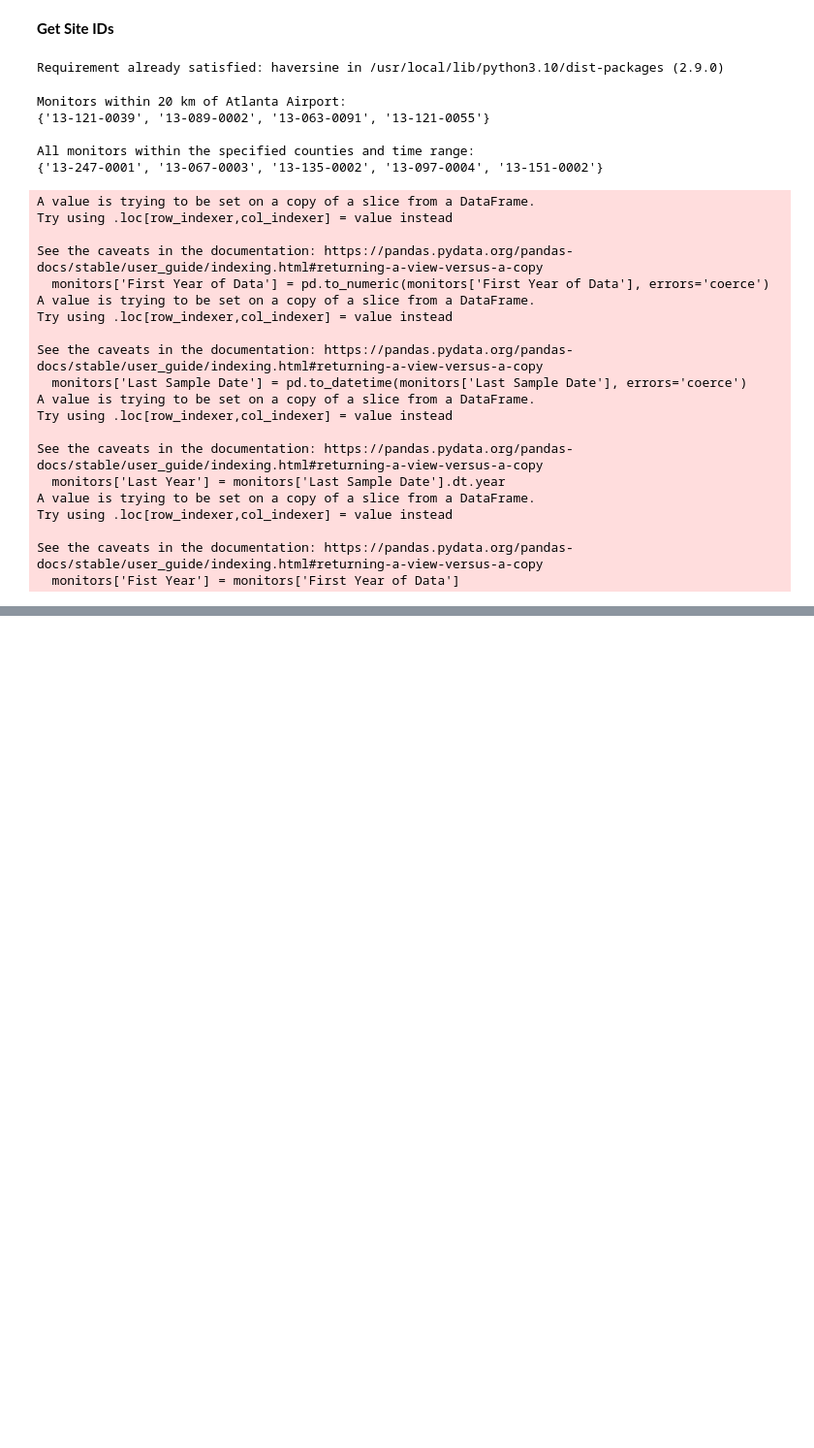
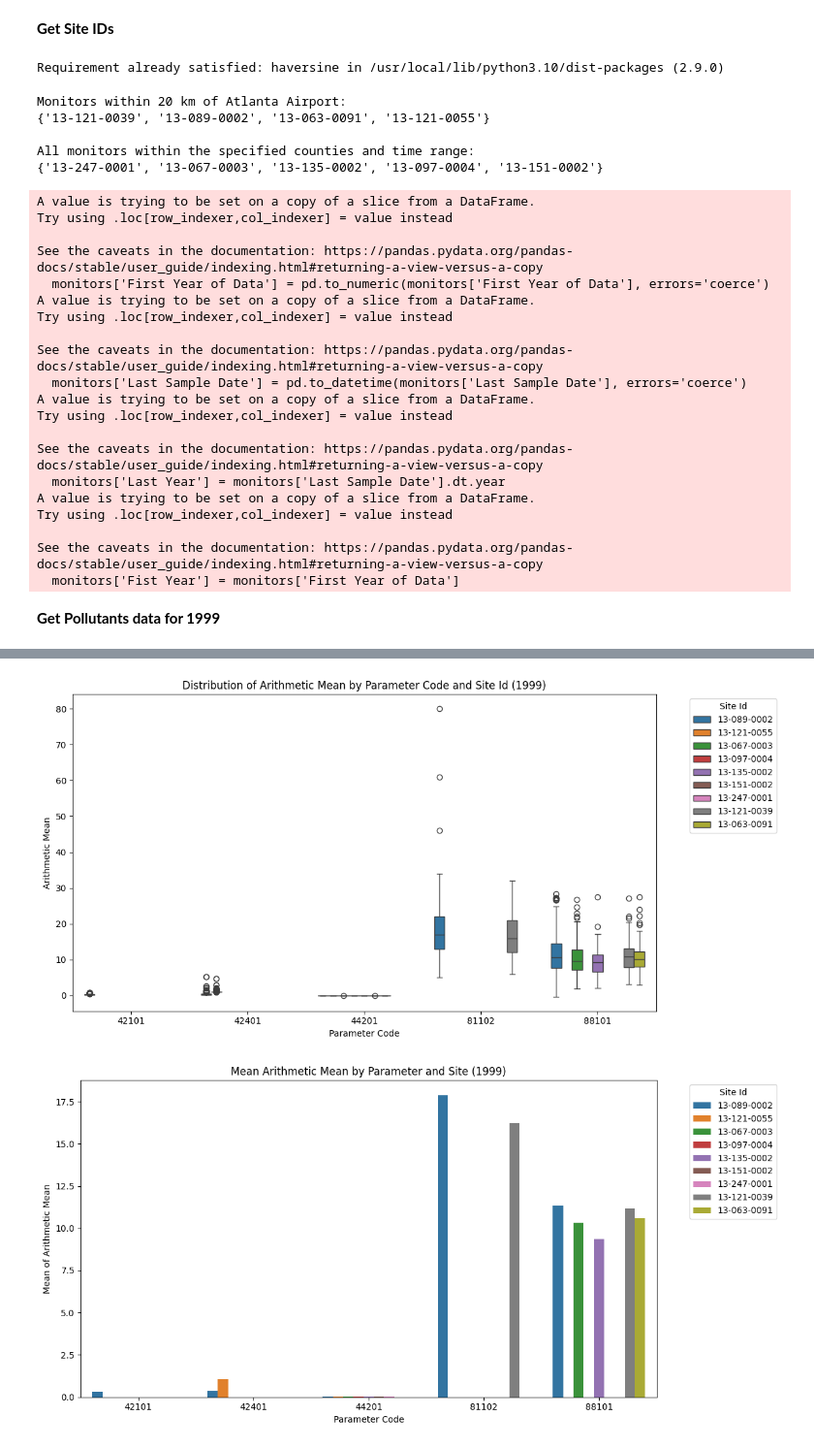
Before and after one commit to Chu-Yichen/QM2-Group-19, a Jupyter notebook: MAIN_Data_Collection.ipynb, the cells around one changed output, grey strips where cells are left out. Shown: that part at 97% size. Drawn from its saved outputs; the diff is of its cells as text; code cells hidden in the pictures; blank space fills up the shorter version.

```diff
--- a/MAIN_Data_Collection.ipynb
+++ b/MAIN_Data_Collection.ipynb
@@ -108,3 +108,73 @@ Try using .loc[row_indexer,col_indexer] = value instead
 
 See the caveats in the documentation: https://pandas.pydata.org/pandas-docs/stable/user_guide/indexing.html#returning-a-view-versus-a-copy
   monitors['Fist Year'] = monitors['First Year of Data']
+# %% [markdown]
+**Get Pollutants data for 1999**
+# %%
+import seaborn as sns
+import matplotlib.pyplot as plt
+
+#
+urls = [
+    "https://aqs.epa.gov/aqsweb/airdata/daily_44201_2014.zip",
+    "https://aqs.epa.gov/aqsweb/airdata/daily_42401_2014.zip",
+    "https://aqs.epa.gov/aqsweb/airdata/daily_42101_2014.zip",
+    "https://aqs.epa.gov/aqsweb/airdata/daily_88101_2014.zip",
+    "https://aqs.epa.gov/aqsweb/airdata/daily_81102_2014.zip",
+]
+
+# List of the targeted sites
+target_sites = ['13-121-0039', '13-089-0002', '13-063-0091', '13-121-0055','13-247-0001', '13-067-0003', '13-135-0002', '13-097-0004', '13-151-0002']
+
+all_data = []
+
+
+for url in urls:
+
+    df = pd.read_csv(url, compression='zip', low_memory=False)
+
+    # Data cleaning and formatting, so that we can use the site-ids to select the targeted sites
+    df['State Code'] = df['State Code'].astype(str).str.zfill(2)
+    df['County Code'] = df['County Code'].astype(str).str.zfill(3)
+    df['Site Num'] = df['Site Num'].astype(str).str.zfill(4)
+    df['Site Id'] = df['State Code'] + '-' + df['County Code'] + '-' + df['Site Num']
+    df['Date Local'] = pd.to_datetime(df['Date Local'], errors='coerce')
+
+    # Filter the data to get only the targeted sites
+    df_target = df[df['Site Id'].isin(target_sites)]
+    all_data.append(df_target)
+
+# Merge all data
+all_data_df = pd.concat(all_data, ignore_index=True)
+
+# Compute the key statistics with daily arithmetic mean
+stats_df = all_data_df.groupby(['Site Id', 'Parameter Code'])['Arithmetic Mean'].agg(
+    ['mean', 'median', 'std', 'min', 'max', 'count']
+).reset_index()
+
+print("Key Statistics：")
+print(stats_df)
+
+# ======== Visulisation ========
+
+# Box Plot
+plt.figure(figsize=(12, 6))
+sns.boxplot(data=all_data_df, x='Parameter Code', y='Arithmetic Mean', hue='Site Id')
+plt.title('Distribution of Arithmetic Mean by Parameter Code and Site Id (1999)')
+plt.xlabel('Parameter Code')
+plt.ylabel('Arithmetic Mean')
+plt.legend(title='Site Id', bbox_to_anchor=(1.05, 1), loc='upper left')
+plt.tight_layout()
+plt.show()
+
+# Bar Chart
+avg_df = stats_df[['Site Id', 'Parameter Code', 'mean']]
+plt.figure(figsize=(12, 6))
+sns.barplot(data=avg_df, x='Parameter Code', y='mean', hue='Site Id')
+plt.title('Mean Arithmetic Mean by Parameter and Site (1999)')
+plt.xlabel('Parameter Code')
+plt.ylabel('Mean of the daily Arithmetic Mean')
+plt.legend(title='Site Id', bbox_to_anchor=(1.05, 1), loc='upper left')
+plt.tight_layout()
+plt.show()
+# %% [output]
@@ -110,0 +198,2 @@ See the caveats in the documentation: https://pandas.pydata.org/pandas-docs/stab
+[figure, added]
+[figure, added]
```
Also changed, not shown: parts of 1 cell of this notebook.
